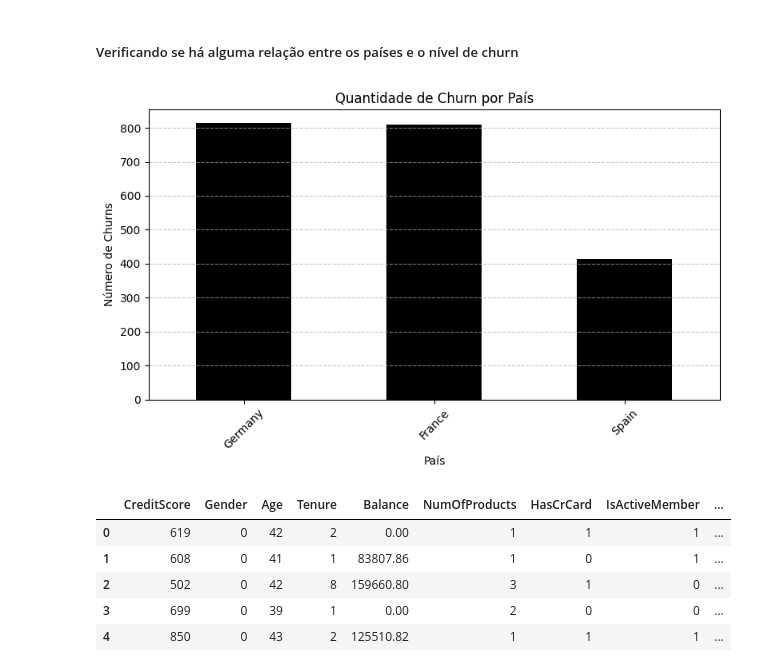
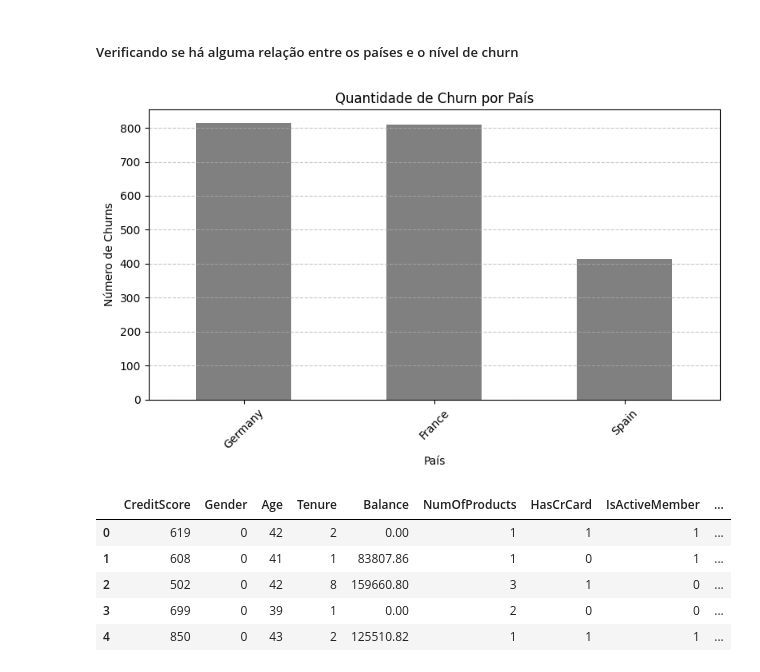
Before and after one commit to BrunoLod/DataScience, a Jupyter notebook: src/supervised_learning/classifcation/churn_classify.ipynb, the cells around one changed output. Cells and saved outputs as stored; diff of their text form; code cells hidden in the pictures.

Commit message:
chore: update churn notebook

```diff
--- a/src/supervised_learning/classifcation/churn_classify.ipynb
+++ b/src/supervised_learning/classifcation/churn_classify.ipynb
@@ -142,22 +139,21 @@ df["Gender"] = df["Gender"].map({"Male": 1, "Female": 0})
 # %%
 churn_df = df[df["Exited"] == 1]
 
 churn_por_pais = churn_df["Geography"].value_counts()
 
-
 plt.figure(figsize=(8, 5))
-churn_por_pais.plot(kind="bar", color="black")
+churn_por_pais.plot(kind="bar", color="grey")
 
 plt.title("Quantidade de Churn por País")
 plt.xlabel("País")
 plt.ylabel("Número de Churns")
 plt.xticks(rotation=45)
 plt.tight_layout()
 plt.grid(axis="y", linestyle="--", alpha=0.7)
 
 plt.show()
 # %% [output]
-[figure, old version]
+[figure, new version]
 # %%
 # Tratando as features presentes em `Geography` para que estejam
 # em sua forma numérica e não mais categórica. Escolhi, para tanto
```
Also changed, not shown: parts of 21 cells of this notebook.
